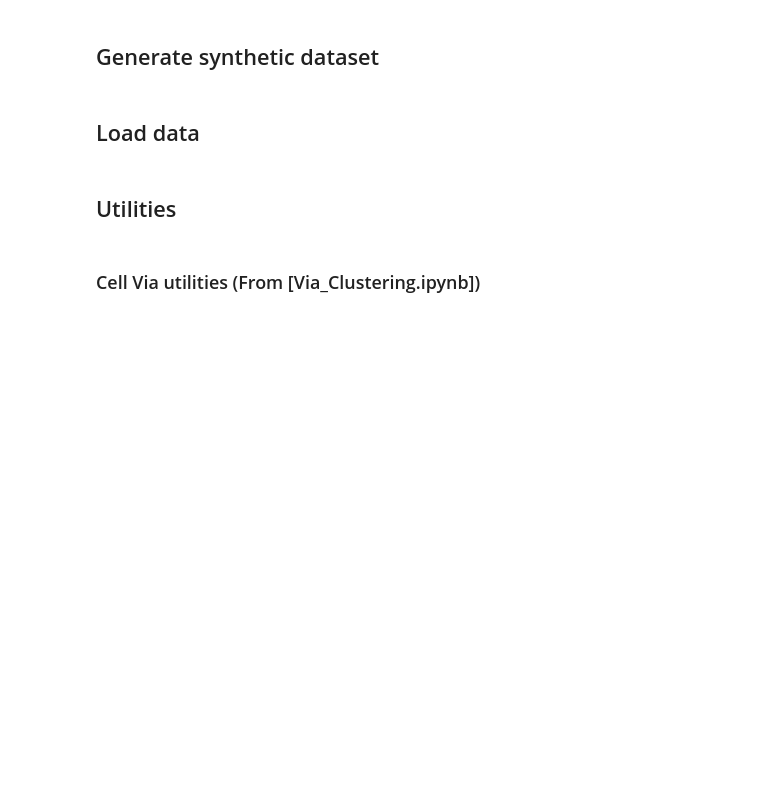
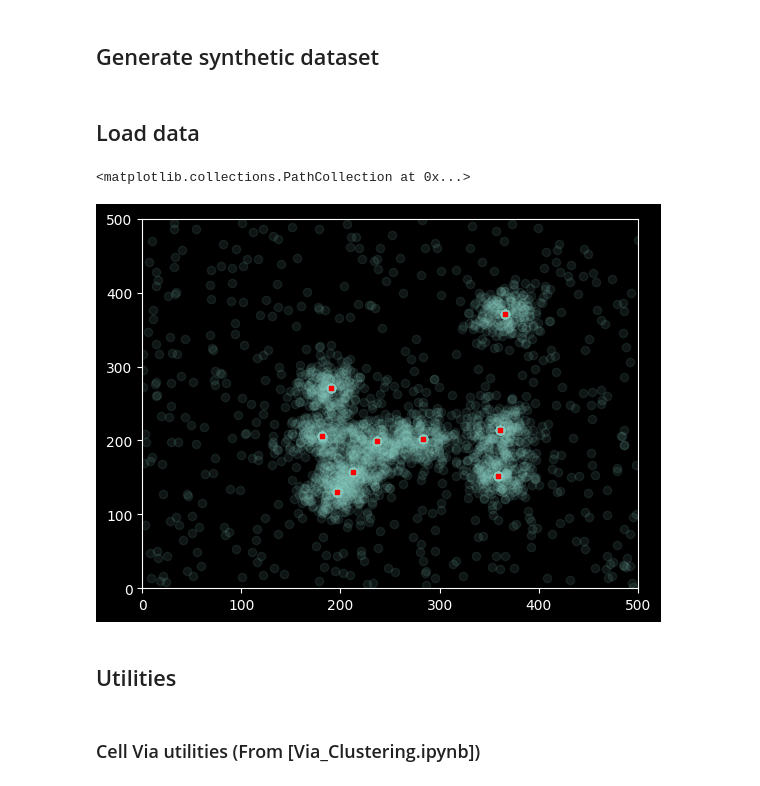
Before and after one commit to Souren-0/Bachelor_Thesis, a Jupyter notebook: Point_Cloud_Identification.ipynb, the cells around one changed output. Saved outputs shown, nothing was run; the diff lists cells and outputs as text; code cells hidden in the pictures; blank space fills up the shorter version.

```diff
--- a/Point_Cloud_Identification.ipynb
+++ b/Point_Cloud_Identification.ipynb
@@ -209,6 +214,21 @@ cell_box = {}
 for cell_type, boxes in cell_boxes.items():
     widths, heights = zip(*boxes)
     cell_box[cell_type] = (max(widths), max(heights))
+# %%
+cell_type = cell_types[7]
+predicted_reps = [(-5,-5)]
+# predicted_reps = find_representative_vias(cell_type, plot=False)
+axes = (0, cell_box[cell_type][0])
+cells = sorted_cells[cell_type]
+cell_vias = [vias for cell in cells for vias in cell["vias"]]
+plt.xlim(axes)
+plt.ylim(axes)
+plt.scatter(*zip(*cell_vias), marker='o', alpha=0.1)
+plt.scatter(*zip(*representatives[cell_type]), marker='s', color='red', s=10)
+plt.scatter(*zip(*predicted_reps), marker='x')
+# %% [output]
+<matplotlib.collections.PathCollection at 0x...>
+[figure, added]
 # %% [markdown]
 ## Utilities
 # %% [markdown]
```
Also changed, not shown: parts of 14 cells of this notebook, 4 other files.
